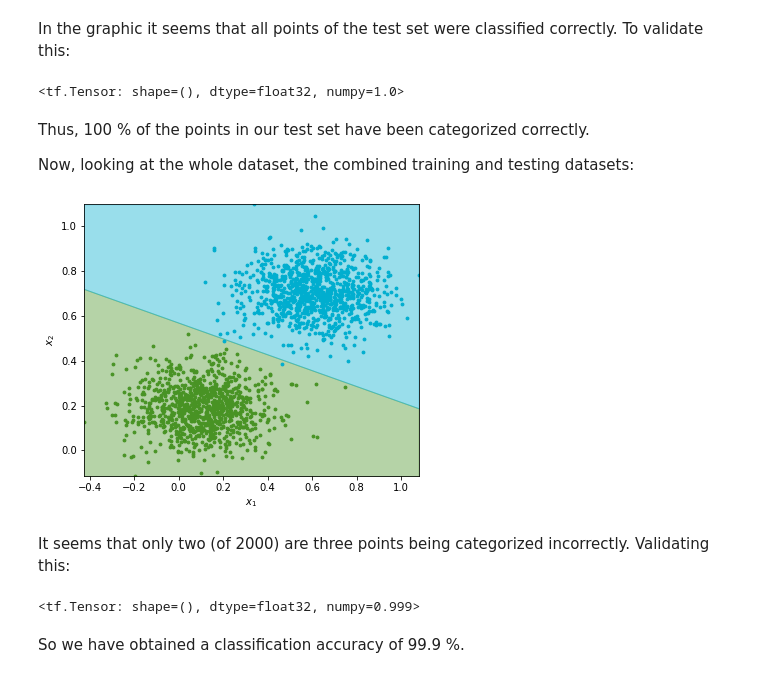
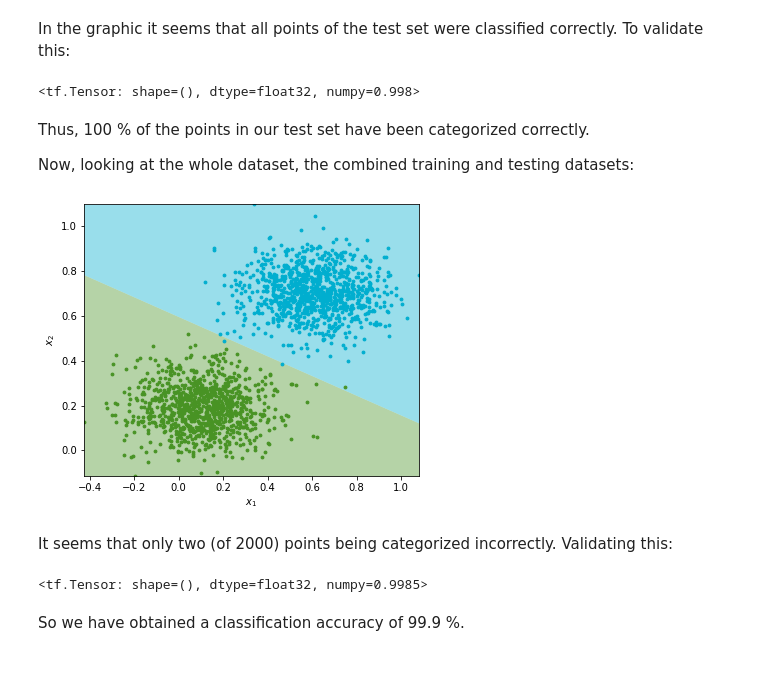
Before and after one commit to esclear/ph-nn, a Jupyter notebook: Linear_Boundary.ipynb, the cells around one changed output. Cells and saved outputs as stored; diff of their text form; code cells hidden in the pictures.

```diff
--- a/Linear_Boundary.ipynb
+++ b/Linear_Boundary.ipynb
@@ -78,16 +75,12 @@ def get_model():
     return model
 # %%
 model = get_model()
-optimizer = PHOpt(alpha=1.0, beta=0.1, gamma=1.1, resistive=0.5, ivp_period=10.0, ivp_step_size=0.025)
+optimizer = PHOpt(alpha=1.0, beta=0.1, gamma=1.1, resistive=0.5, ivp_period=20, ivp_step_size=0.025)
 
 # The following is not intended usage, but lets us reproduce the starting conditions as given in the paper exactly:
 optimizer._check_model_and_state(model)
 optimizer._integrator.velocity.assign(tf.constant([-1.2, 0.3, 0.2, 1.6, -0.4, 1.6], shape=(6,1), dtype='float64'))
 
-train_log_dir = 'classifier_logs'
-
-tensorboard_callback = keras.callbacks.TensorBoard(log_dir=train_log_dir, update_freq=1, profile_batch=0)
-
 with tf.device('/gpu:0'):
     optimizer.train(model, X_train, Y_train, batch_size=500, metrics=[keras.metrics.CategoricalAccuracy()])
 # %% [output]
@@ -158,7 +149,7 @@ ca = tf.keras.metrics.CategoricalAccuracy()
 ca.update_state(Y_test, Y_test_m)
 ca.result()
 # %% [output]
-<tf.Tensor: shape=(), dtype=float32, numpy=1.0>
+<tf.Tensor: shape=(), dtype=float32, numpy=0.998>
 # %% [markdown]
 Thus, 100 % of the points in our test set have been categorized correctly.
 
@@ -166,33 +157,33 @@ Now, looking at the whole dataset, the combined training and testing datasets:
 # %%
 plt.figure(figsize=(6,5))
 
 split = f(u1)
 
-plt.fill_between(u1, y_range[0], split, color='#489324', alpha=0.4)
-plt.fill_between(u1, split, y_range[1], color='#00aecf', alpha=0.4)
+plt.fill_between(u1, y_range[0], split, color='#489324', alpha=0.4, lw=0)
+plt.fill_between(u1, split, y_range[1], color='#00aecf', alpha=0.4, lw=0)
 
 X1_test = X_test[Y_test[:,0] >= Y_test[:,1]]
 X2_test = X_test[Y_test[:,0] <  Y_test[:,1]]
 
 Y_m = model(X)
 
 plt.scatter(X1[:,0], X1[:,1], label='$X_1$', rasterized=False, s=8, c='#00aecf')
 plt.scatter(X2[:,0], X2[:,1], label='$X_2$', rasterized=False, s=8, c='#489324')
 
 plt.xlabel("$x_1$")
 plt.ylabel("$x_2$")
 plt.xlim(x_range)
 plt.ylim(y_range);
 # %% [output]
-[figure, old version]
+[figure, new version]
 # %% [markdown]
-It seems that only two (of 2000) are three points being categorized incorrectly.
+It seems that only two (of 2000) points being categorized incorrectly.
 Validating this:
 # %%
 ca.reset_states()
 ca.update_state(Y, Y_m)
 ca.result()
 # %% [output]
-<tf.Tensor: shape=(), dtype=float32, numpy=0.999>
+<tf.Tensor: shape=(), dtype=float32, numpy=0.9985>
 # %% [markdown]
 So we have obtained a classification accuracy of 99.9 %.
```
Also changed, not shown: parts of 5 cells of this notebook, 6 other files.
